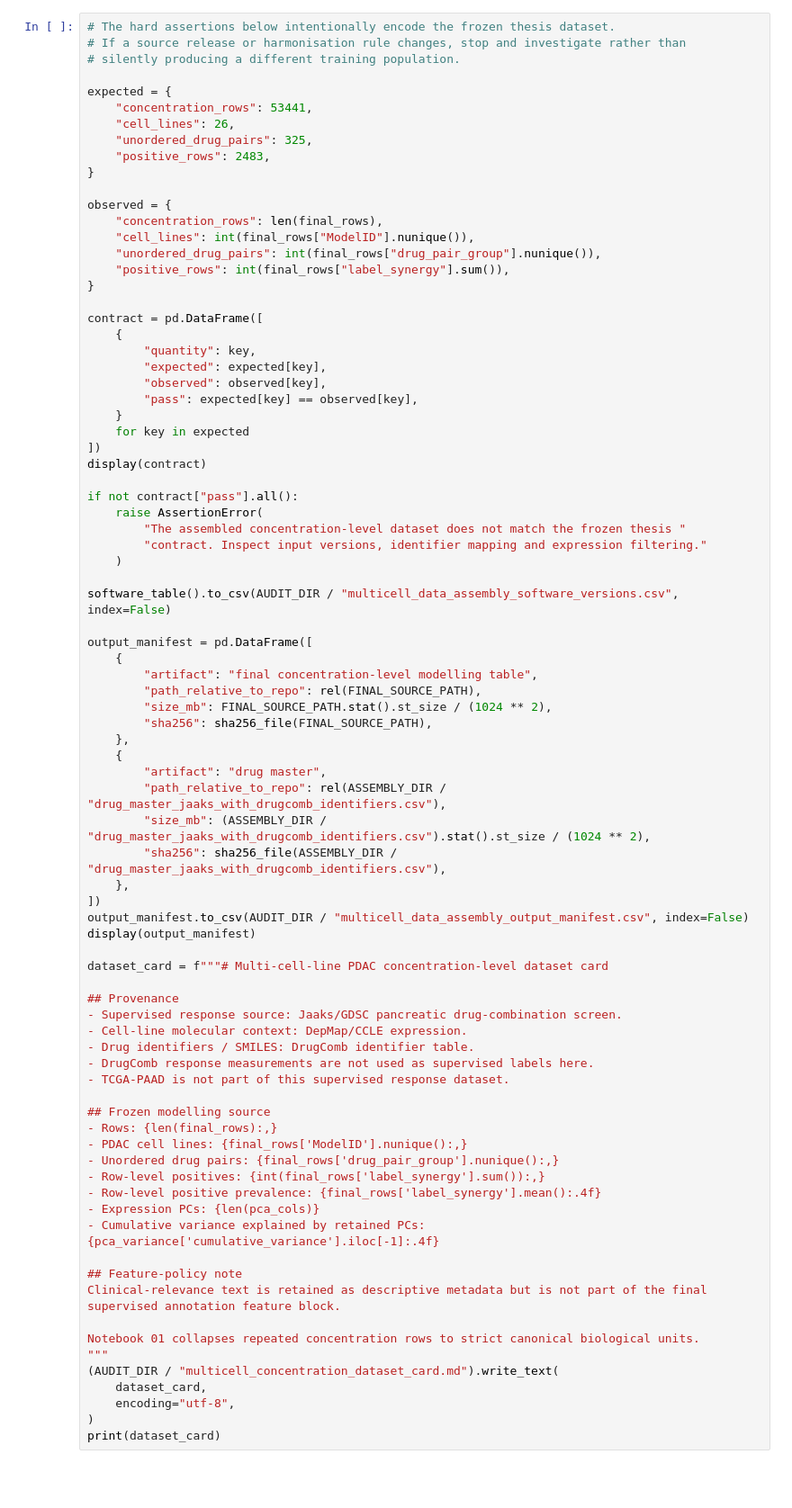
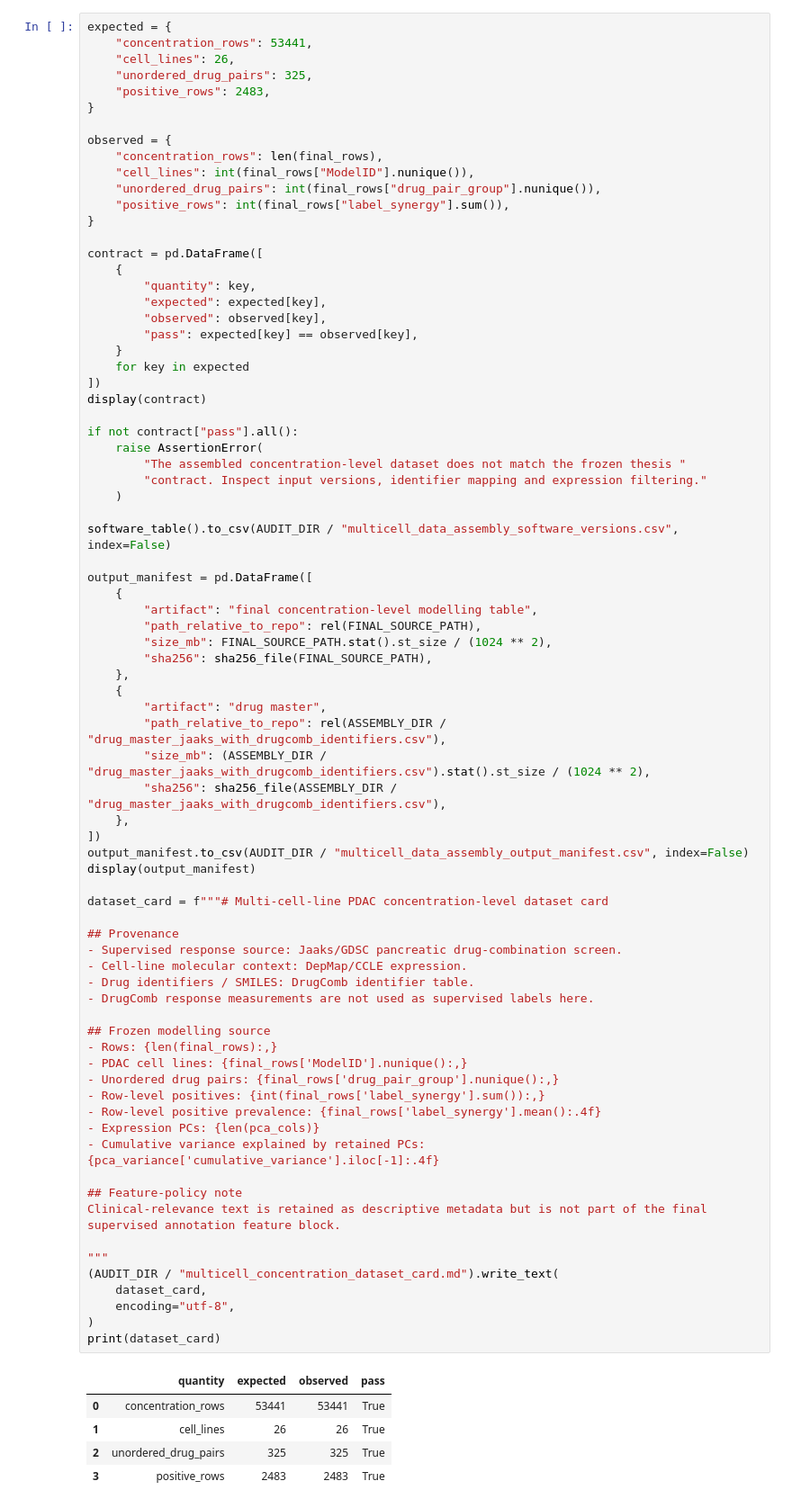
Before and after one commit to lindahonkanen/PDAC-drug-combination-ML-MSc-thesis, a Jupyter notebook: notebooks/multi_cell_line_dataset.ipynb, the cells around one changed output. Shown at 90% size. Drawn from its saved outputs; the diff is of its cells as text; blank space fills up the shorter version.

```diff
--- a/notebooks/multi_cell_line_dataset.ipynb
+++ b/notebooks/multi_cell_line_dataset.ipynb
@@ -733,8 +754,4 @@ print("Output:", rel(FINAL_SOURCE_PATH))
 # %%
-# The hard assertions below intentionally encode the frozen thesis dataset.
-# If a source release or harmonisation rule changes, stop and investigate rather than
-# silently producing a different training population.
-
 expected = {
     "concentration_rows": 53441,
     "cell_lines": 26,
@@ -785,32 +802,36 @@ output_manifest = pd.DataFrame([
 output_manifest.to_csv(AUDIT_DIR / "multicell_data_assembly_output_manifest.csv", index=False)
 display(output_manifest)
 
 dataset_card = f"""# Multi-cell-line PDAC concentration-level dataset card
 
 ## Provenance
 - Supervised response source: Jaaks/GDSC pancreatic drug-combination screen.
 - Cell-line molecular context: DepMap/CCLE expression.
 - Drug identifiers / SMILES: DrugComb identifier table.
 - DrugComb response measurements are not used as supervised labels here.
-- TCGA-PAAD is not part of this supervised response dataset.
 
 ## Frozen modelling source
 - Rows: {len(final_rows):,}
 - PDAC cell lines: {final_rows['ModelID'].nunique():,}
 - Unordered drug pairs: {final_rows['drug_pair_group'].nunique():,}
 - Row-level positives: {int(final_rows['label_synergy'].sum()):,}
 - Row-level positive prevalence: {final_rows['label_synergy'].mean():.4f}
 - Expression PCs: {len(pca_cols)}
 - Cumulative variance explained by retained PCs: {pca_variance['cumulative_variance'].iloc[-1]:.4f}
 
 ## Feature-policy note
 Clinical-relevance text is retained as descriptive metadata but is not part of the final
 supervised annotation feature block.
 
-Notebook 01 collapses repeated concentration rows to strict canonical biological units.
 """
 (AUDIT_DIR / "multicell_concentration_dataset_card.md").write_text(
     dataset_card,
     encoding="utf-8",
 )
 print(dataset_card)
+# %% [output]
+|  | quantity | expected | observed | pass |
+| 0 | concentration_rows | 53441 | 53441 | True |
+| 1 | cell_lines | 26 | 26 | True |
+| 2 | unordered_drug_pairs | 325 | 325 | True |
+| 3 | positive_rows | 2483 | 2483 | True |
```
Also changed, not shown: parts of 49 cells of this notebook, 5 other files.
